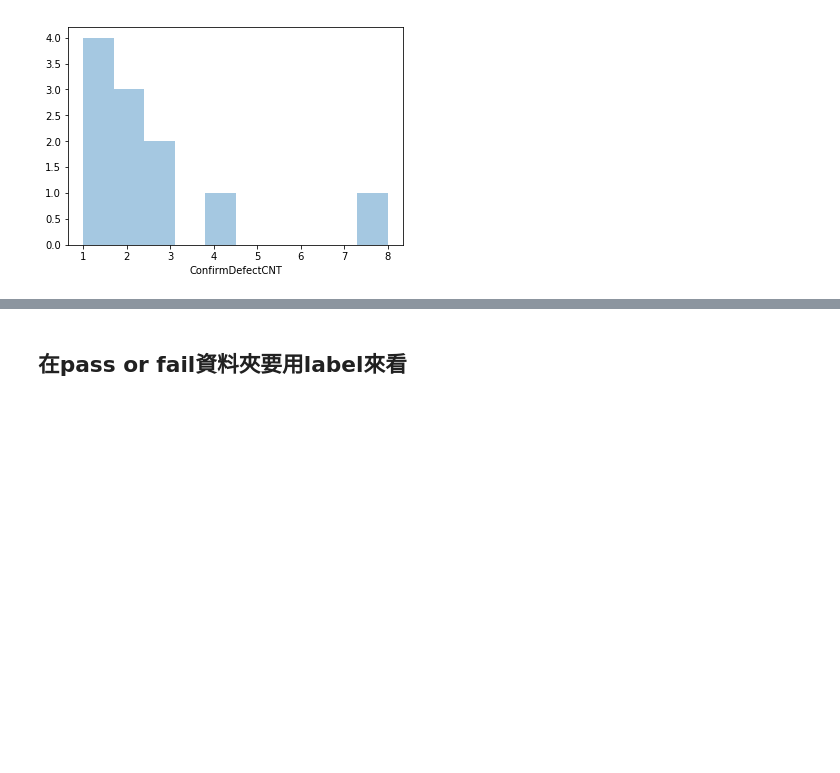
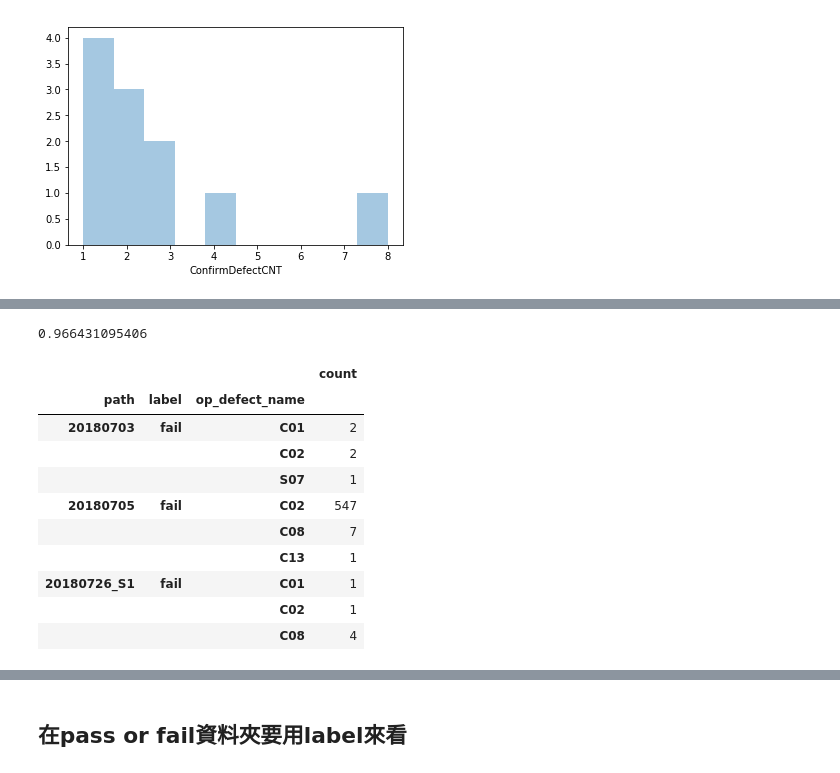
Before and after one commit to chengjiun/aia_exercise, a Jupyter notebook: examine_path_dirs.ipynb, the cells around one changed output, grey strips where cells are left out. Cells and saved outputs as stored; diff of their text form; code cells hidden in the pictures; blank space fills up the shorter version.

```diff
--- a/examine_path_dirs.ipynb
+++ b/examine_path_dirs.ipynb
@@ -142,0 +276,17 @@ unique AOI detected defect: [nan 'C02' 'C01' 'C08' 'C03' 'S02' 'C14' 'S01']
+# %%
+d = xml_df[xml_df['label'] == 'fail'].groupby(['path', 'label', 'op_defect_name'])[['pose']].count()
+print(547/d['pose'].sum())
+d.rename(columns={'pose':'count'})
+# %% [output]
+0.966431095406
+|  |  |  | count |
+| path | label | op_defect_name |  |
+| 20180703 | fail | C01 | 2 |
+|  |  | C02 | 2 |
+|  |  | S07 | 1 |
+| 20180705 | fail | C02 | 547 |
+|  |  | C08 | 7 |
+|  |  | C13 | 1 |
+| 20180726_S1 | fail | C01 | 1 |
+|  |  | C02 | 1 |
+|  |  | C08 | 4 |
```
Also changed, not shown: parts of 32 cells of this notebook, 3 other files.
